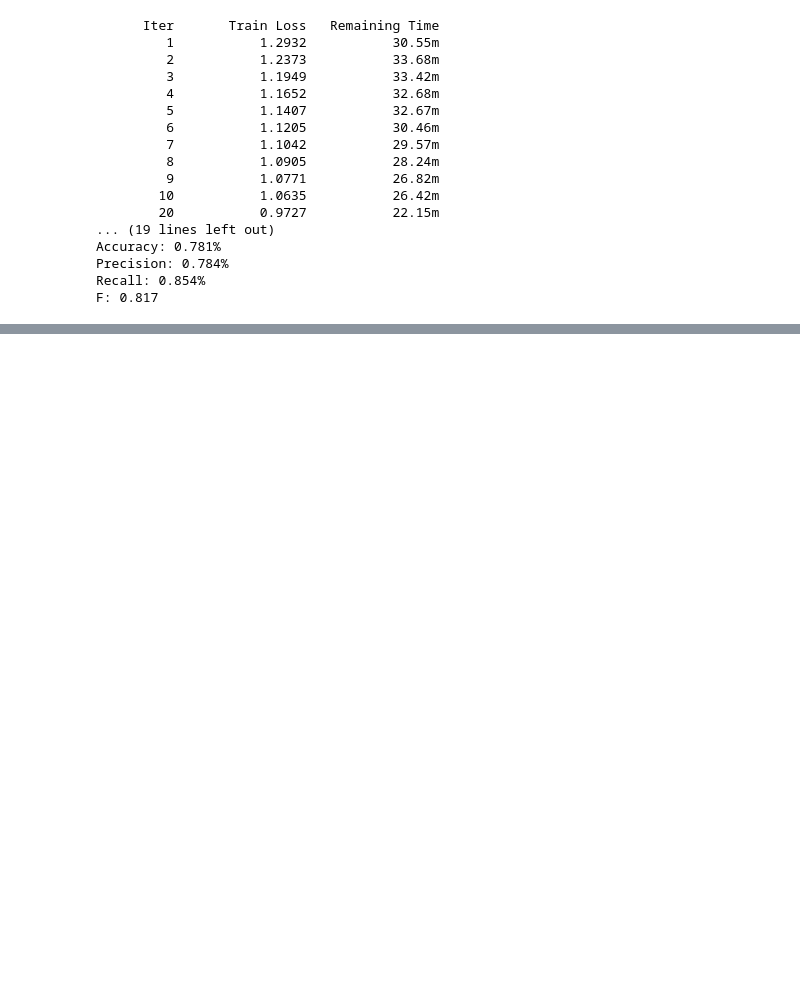
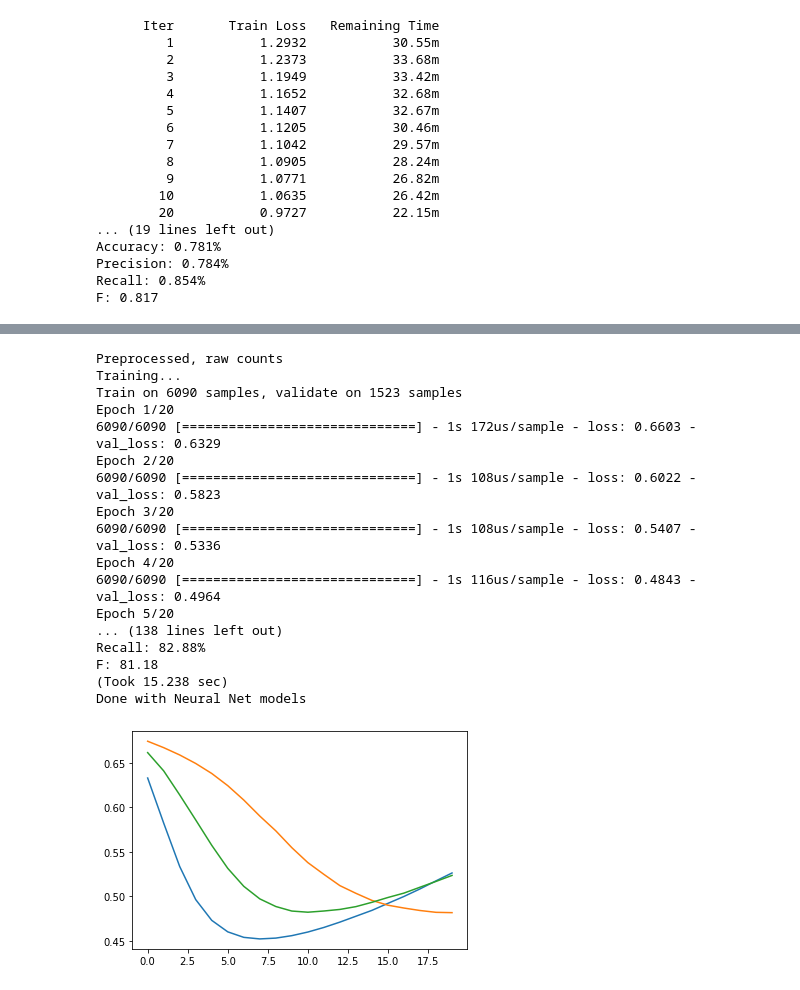
Before and after one commit to SeanScripts/nlp-getting-started, a Jupyter notebook: NLP_Getting_Started.ipynb, the cells around one changed output, grey strips where cells are left out. Saved outputs shown, nothing was run; the diff lists cells and outputs as text; code cells hidden in the pictures; blank space fills up the shorter version.

```diff
--- a/NLP_Getting_Started.ipynb
+++ b/NLP_Getting_Started.ipynb
@@ -15,3 +20 @@ from sklearn.ensemble import GradientBoostingClassifier
 %matplotlib inline
-# %%
-data = pd.read_csv('train.csv')
@@ -692,0 +507,62 @@ F: 0.817
+# %%
+def run_neuralNet(dataset, split, epochs, batch_size=32):
+    t0 = time.time()
+    np.random.seed(1)
+    train, test = train_test_split(dataset, test_size=split)
+    train_x = np.array(train.drop('_target', axis=1))
+    train_y = np.array(train['_target'])
+    test_x = np.array(test.drop('_target', axis=1))
+    test_y = np.array(test['_target'])
+    print('Training...')
+    nn = Sequential()
+    nn.add(Dense(16, activation='sigmoid', input_shape=(train_x.shape[1],)))
+    nn.add(Dense(1, activation='sigmoid'))
+    nn.compile(optimizer='adam', loss='binary_crossentropy', metrics=[])
+    #es = EarlyStopping(monitor='val_loss', patience=5)
+    h = nn.fit(train_x, train_y, batch_size = batch_size, epochs=epochs, validation_data=(test_x, test_y))
+    plt.plot(h.history['val_loss'])
+    print('Predicting...')
+    preds = 1*(nn.predict(test_x) > 0.5)
+    cm = confusion_matrix(test_y, preds)
+    print(cm)
+    tp, fn, fp, tn = cm.ravel()
+    accuracy = (tp+tn)/(tp+fn+fp+tn)
+    precision = tp/(tp+fp)
+    recall = tp/(tp+fn)
+    F = 2*precision*recall/(precision+recall)
+    print('Accuracy: {:.2f}%\nPrecision: {:.2f}%\nRecall: {:.2f}%\nF: {:.2f}'.format(100*accuracy, 100*precision, 100*recall, 100*F))
+    t1 = time.time()
+    print('(Took {:.3f} sec)'.format(t1-t0))
+    return nn
+# %%
+# Neural net models
+# Only with preprocessing, otherwise there are too many weights
+# Raw counts
+print('Preprocessed, raw counts')
+run_neuralNet(dftrain_minimal, 0.2, 20)
+# Normalized
+print('Preprocessed, normalized')
+run_neuralNet(dftrain_min_norm, 0.2, 20)
+# TF-IDF
+print('Preprocessed, TF-IDF')
+run_neuralNet(dftrain_min_tfidf, 0.2, 20)
+print('Done with Neural Net models')
+# %% [output]
+Preprocessed, raw counts
+Training...
+Train on 6090 samples, validate on 1523 samples
+Epoch 1/20
+6090/6090 [==============================] - 1s 172us/sample - loss: 0.6603 - val_loss: 0.6329
+Epoch 2/20
+6090/6090 [==============================] - 1s 108us/sample - loss: 0.6022 - val_loss: 0.5823
+Epoch 3/20
+6090/6090 [==============================] - 1s 108us/sample - loss: 0.5407 - val_loss: 0.5336
+Epoch 4/20
+6090/6090 [==============================] - 1s 116us/sample - loss: 0.4843 - val_loss: 0.4964
+Epoch 5/20
+... (138 lines left out)
+Recall: 82.88%
+F: 81.18
+(Took 15.238 sec)
+Done with Neural Net models
+[figure, added]
```
Also changed, not shown: parts of 109 cells of this notebook.
